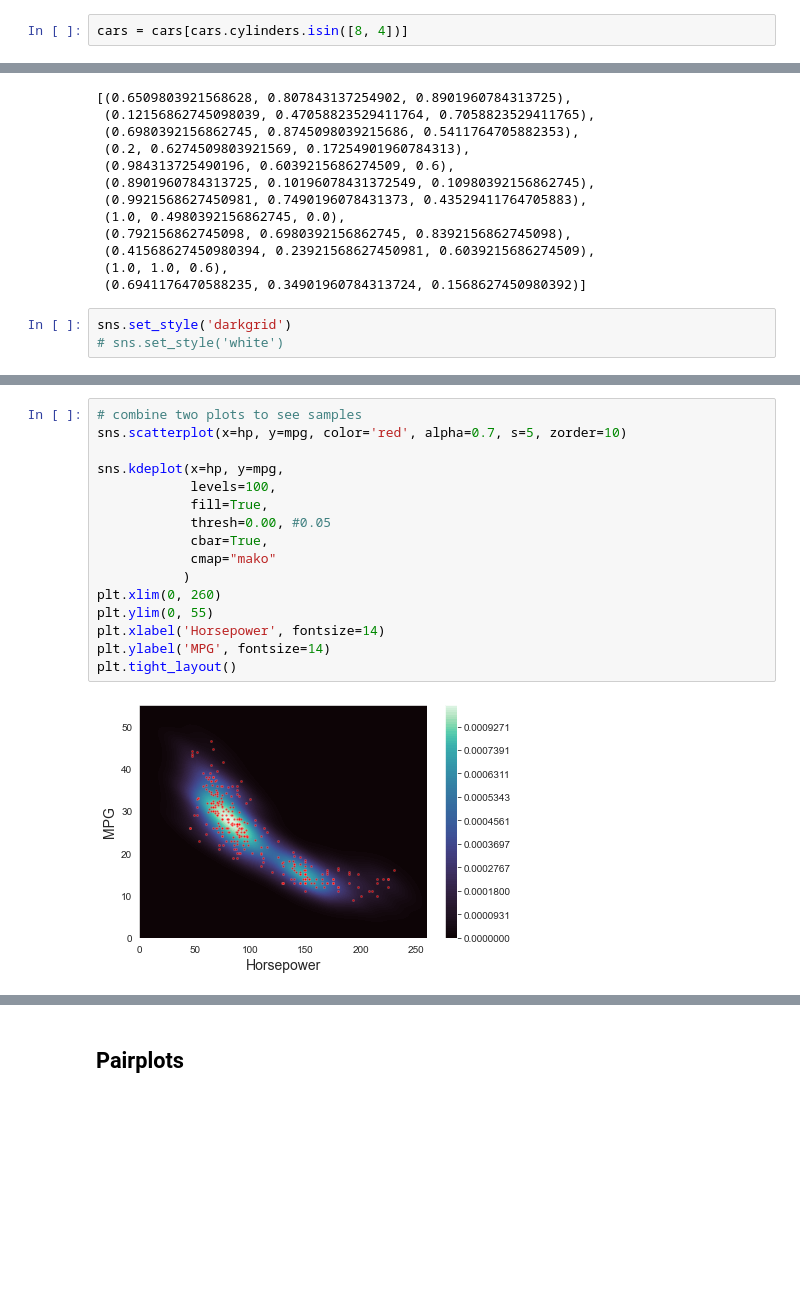
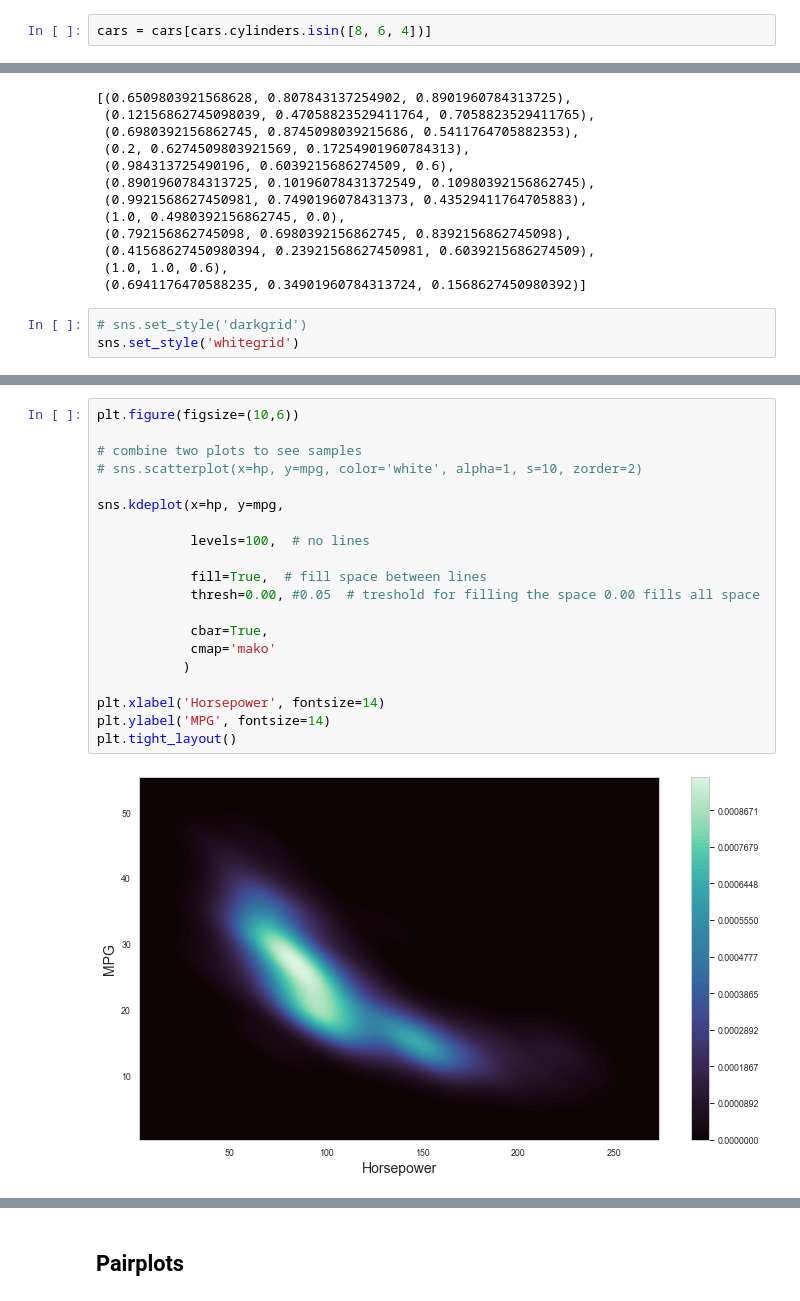
Before and after one commit to bartosz67/matplotlib_seaborn_plots, a Jupyter notebook: plots.ipynb, the cells around one changed output, grey strips where cells are left out. Saved outputs shown, nothing was run; the diff lists cells and outputs as text; blank space fills up the shorter version.

```diff
--- a/plots.ipynb
+++ b/plots.ipynb
@@ -61,7 +61,7 @@ cars.cylinders.value_counts()
 5      3
 Name: cylinders, dtype: int64
 # %%
-cars = cars[cars.cylinders.isin([8, 4])]
+cars = cars[cars.cylinders.isin([8, 6, 4])]
 # %%
 hp = cars.horsepower
 mpg = cars.mpg
@@ -83,6 +88,6 @@ color
  (1.0, 1.0, 0.6),
  (0.6941176470588235, 0.34901960784313724, 0.1568627450980392)]
 # %%
-sns.set_style('darkgrid')
-# sns.set_style('white')
+# sns.set_style('darkgrid')
+sns.set_style('whitegrid')
 # %% [markdown]
@@ -140,18 +148,22 @@ sns.kdeplot(x=hp  # on x axis, can be also sideway on y axis
 # %%
+plt.figure(figsize=(10,6))
+
 # combine two plots to see samples
-sns.scatterplot(x=hp, y=mpg, color='red', alpha=0.7, s=5, zorder=10)
+# sns.scatterplot(x=hp, y=mpg, color='white', alpha=1, s=10, zorder=2)
 
 sns.kdeplot(x=hp, y=mpg,
-            levels=100,
-            fill=True,
-            thresh=0.00, #0.05
+
+            levels=100,  # no lines
+
+            fill=True,  # fill space between lines
+            thresh=0.00, #0.05  # treshold for filling the space 0.00 fills all space
+
             cbar=True,
-            cmap="mako"
+            cmap='mako'
            )
-plt.xlim(0, 260)
-plt.ylim(0, 55)
+
 plt.xlabel('Horsepower', fontsize=14)
 plt.ylabel('MPG', fontsize=14)
 plt.tight_layout()
 # %% [output]
-[figure, old version]
+[figure, new version]
```
Also changed, not shown: parts of 22 cells of this notebook.
